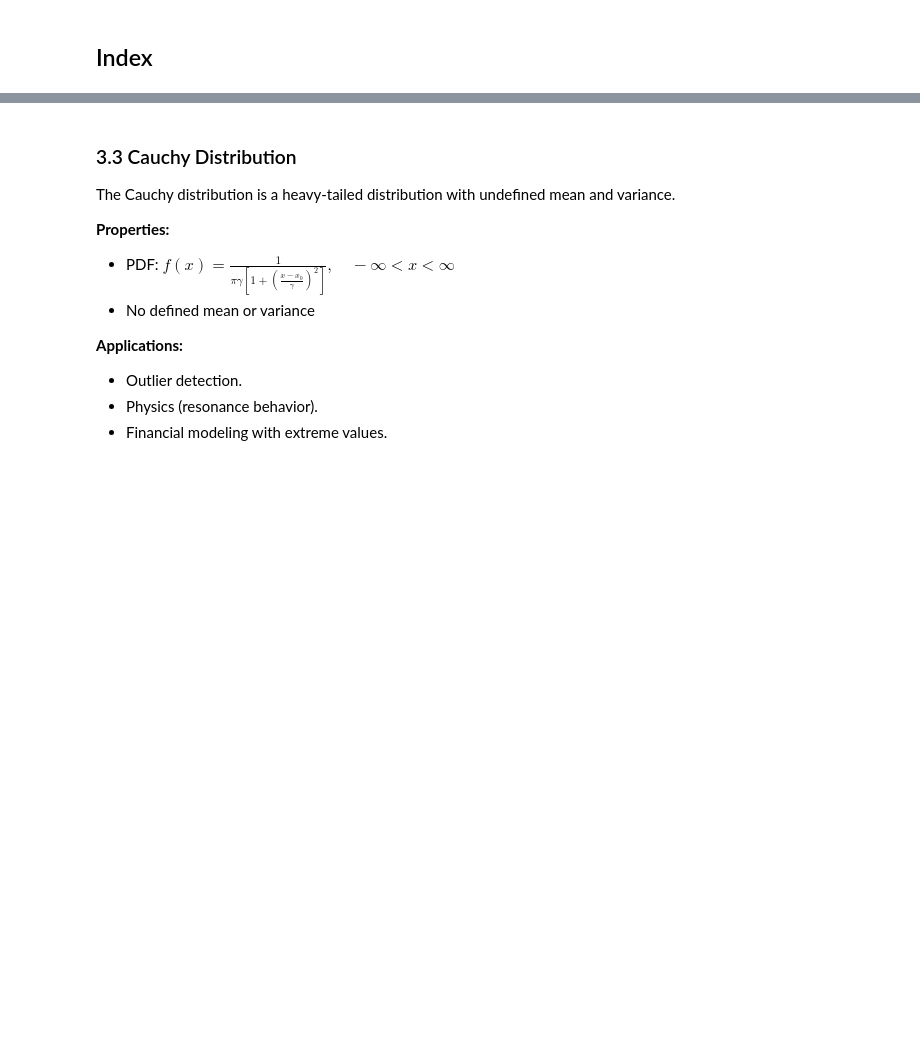
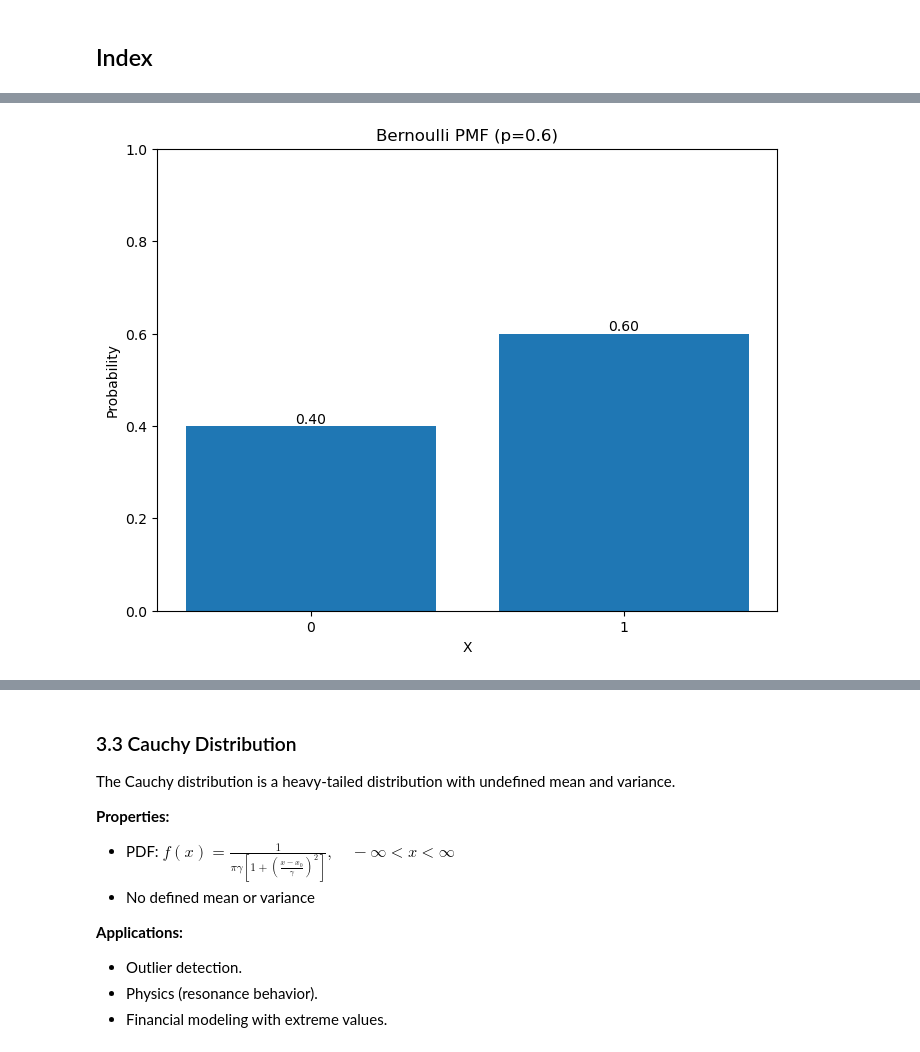
Before and after one commit to H0wl3r2001/DataScientist_Probability, a Jupyter notebook: Distributions.ipynb, the cells around one changed output, grey strips where cells are left out. Cells and saved outputs as stored; diff of their text form; code cells hidden in the pictures; blank space fills up the shorter version.

```diff
--- a/Distributions.ipynb
+++ b/Distributions.ipynb
@@ -21,3 +33,23 @@ A Bernoulli distribution models a single experiment with two possible outcomes:
+# %%
+def bernoulli_pmf(x, p):
+    return p if x == 1 else 1 - p
+
+p = 0.6
+x_values = [0, 1]
+probabilities = [bernoulli_pmf(x, p) for x in x_values]
+
+plt.figure(figsize=(8, 6))
+plt.bar(x_values, probabilities)
+plt.title(f'Bernoulli PMF (p={p})')
+plt.xlabel('X')
+plt.ylabel('Probability')
+plt.xticks(x_values)
+plt.ylim(0, 1)
+for i, prob in enumerate(probabilities):
+    plt.text(i, prob, f'{prob:.2f}', ha='center', va='bottom')
+plt.show()
+# %% [output]
+[figure, added]
 # %% [markdown]
 ### 1.2 Binomial Distribution
 Models the number of successes in `n` independent Bernoulli trials.
```
Also changed, not shown: parts of 16 cells of this notebook.
